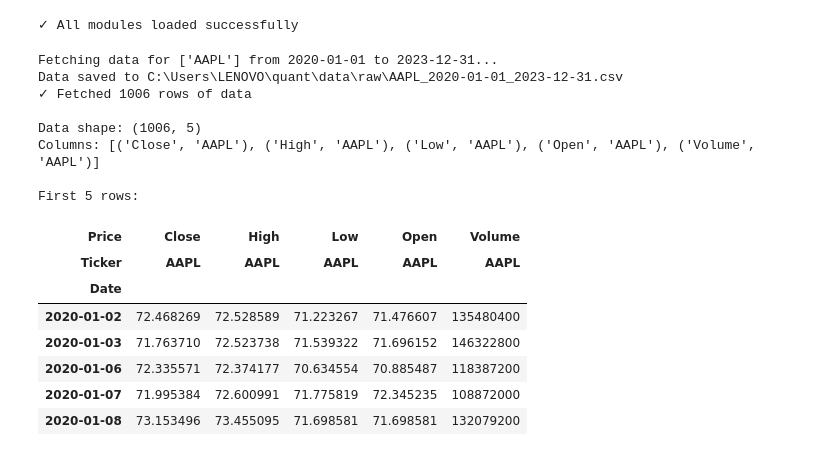
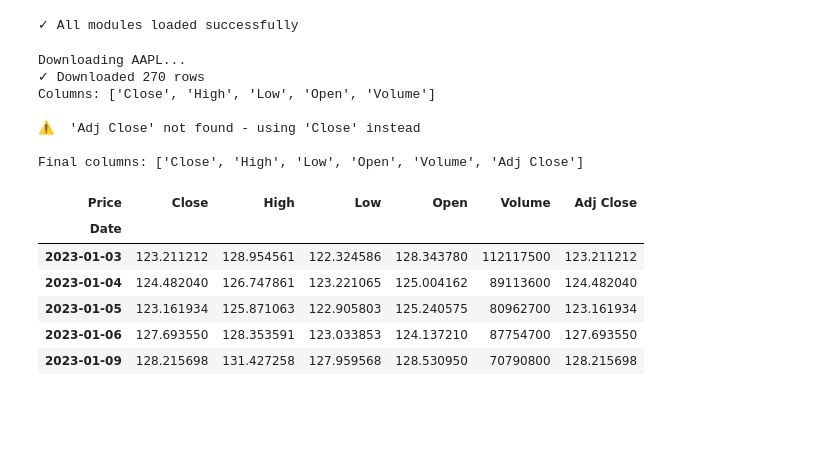
Before and after one commit to niytdv/quant-research-platform, a Jupyter notebook: notebooks/phase1_data_exploration.ipynb, the cells around one changed output. Cells and saved outputs as stored; diff of their text form; code cells hidden in the pictures; blank space fills up the shorter version.

```diff
--- a/notebooks/phase1_data_exploration.ipynb
+++ b/notebooks/phase1_data_exploration.ipynb
@@ -20,31 +17,42 @@ plt.rcParams['figure.figsize'] = (14, 8)
 print("✓ All modules loaded successfully")
 # %% [output]
 ✓ All modules loaded successfully
-# %%
-loader = MarketDataLoader(data_dir=r'C:\Users\LENOVO\quant\data\raw')
-ticker = 'AAPL'
-data = loader.fetch_data(tickers=ticker, start_date='2020-01-01', end_date='2023-12-31')
-
-print(f"\nData shape: {data.shape}")
-print(f"Columns: {data.columns.tolist()}")
-print("\nFirst 5 rows:")
-data.head()
-# %% [output]
-Fetching data for ['AAPL'] from 2020-01-01 to 2023-12-31...
-Data saved to C:\Users\LENOVO\quant\data\raw\AAPL_2020-01-01_2023-12-31.csv
-✓ Fetched 1006 rows of data
-
-Data shape: (1006, 5)
-Columns: [('Close', 'AAPL'), ('High', 'AAPL'), ('Low', 'AAPL'), ('Open', 'AAPL'), ('Volume', 'AAPL')]
-
-First 5 rows:
-| Price | Close | High | Low | Open | Volume |
-| Ticker | AAPL | AAPL | AAPL | AAPL | AAPL |
-| Date |  |  |  |  |  |
-| 2020-01-02 | 72.468269 | 72.528589 | 71.223267 | 71.476607 | 135480400 |
-| 2020-01-03 | 71.763710 | 72.523738 | 71.539322 | 71.696152 | 146322800 |
-| 2020-01-06 | 72.335571 | 72.374177 | 70.634554 | 70.885487 | 118387200 |
-| 2020-01-07 | 71.995384 | 72.600991 | 71.775819 | 72.345235 | 108872000 |
-| 2020-01-08 | 73.153496 | 73.455095 | 71.698581 | 71.698581 | 132079200 |
+# %%
+import yfinance as yf
+
+ticker = 'AAPL'
+print(f"Downloading {ticker}...")
+
+data = yf.download(ticker, start='2023-01-01', end='2024-01-31', progress=False)
+
+# Flatten MultiIndex
+if isinstance(data.columns, pd.MultiIndex):
+    data.columns = data.columns.get_level_values(0)
+
+print(f"✓ Downloaded {len(data)} rows")
+print(f"Columns: {data.columns.tolist()}")
+
+# FIX: Create 'Adj Close' if it doesn't exist
+if 'Adj Close' not in data.columns:
+    print("\n⚠️  'Adj Close' not found - using 'Close' instead")
+    data['Adj Close'] = data['Close']
+
+print(f"\nFinal columns: {data.columns.tolist()}")
+data.head()
+# %% [output]
+Downloading AAPL...
+✓ Downloaded 270 rows
+Columns: ['Close', 'High', 'Low', 'Open', 'Volume']
+
+⚠️  'Adj Close' not found - using 'Close' instead
+
+Final columns: ['Close', 'High', 'Low', 'Open', 'Volume', 'Adj Close']
+| Price | Close | High | Low | Open | Volume | Adj Close |
+| Date |  |  |  |  |  |  |
+| 2023-01-03 | 123.211212 | 128.954561 | 122.324586 | 128.343780 | 112117500 | 123.211212 |
+| 2023-01-04 | 124.482040 | 126.747861 | 123.221065 | 125.004162 | 89113600 | 124.482040 |
+| 2023-01-05 | 123.161934 | 125.871063 | 122.905803 | 125.240575 | 80962700 | 123.161934 |
+| 2023-01-06 | 127.693550 | 128.353591 | 123.033853 | 124.137210 | 87754700 | 127.693550 |
+| 2023-01-09 | 128.215698 | 131.427258 | 127.959568 | 128.530950 | 70790800 | 128.215698 |
 # %%
 preprocessor = DataPreprocessor()
```
Also changed, not shown: parts of 11 cells of this notebook, 1 other file.
